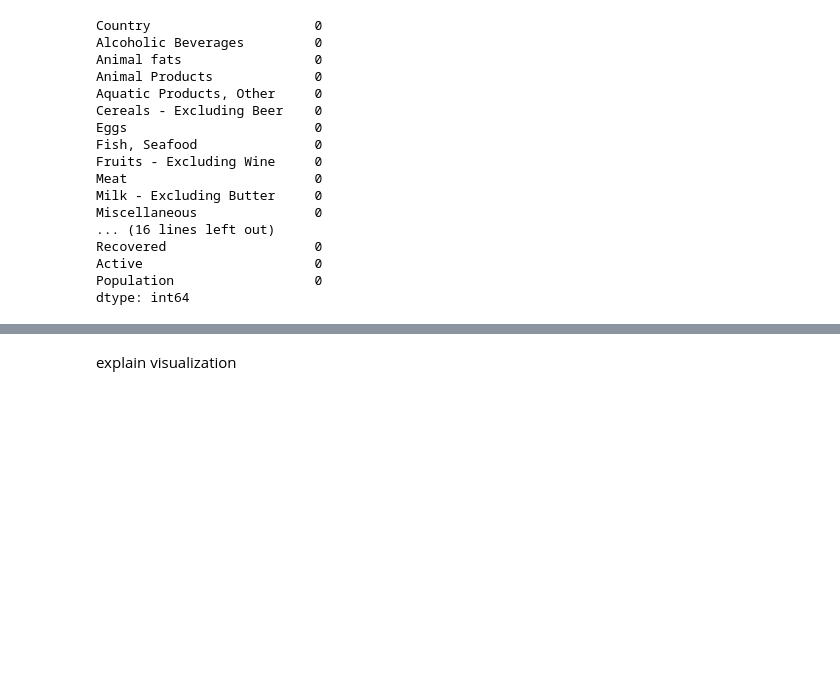
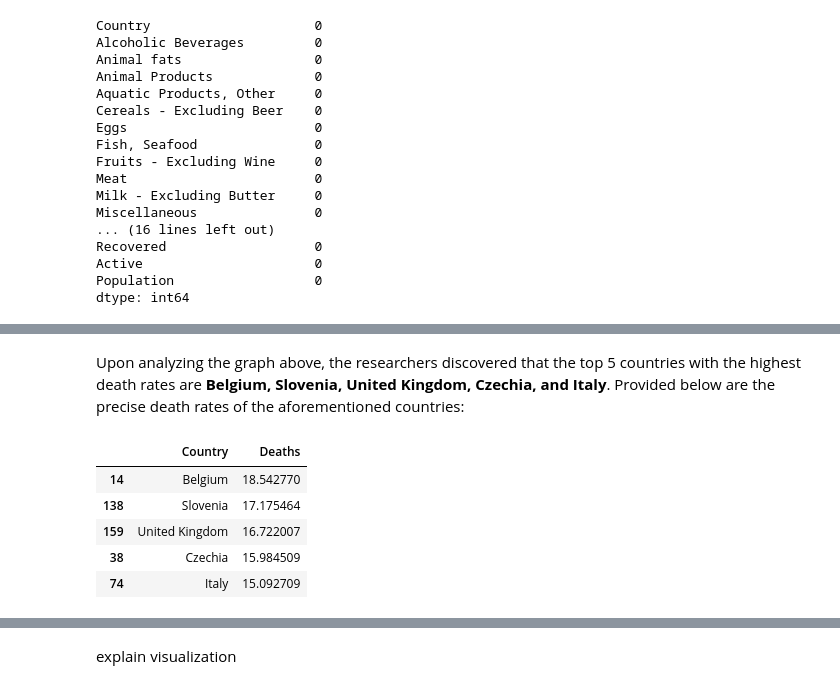
Before and after one commit to giogerardino/CSMODEL-Project, a Jupyter notebook: COVID-19 Healthy Diet Dataset.ipynb, the cells around one changed output, grey strips where cells are left out. Saved outputs shown, nothing was run; the diff lists cells and outputs as text; code cells hidden in the pictures; blank space fills up the shorter version.

```diff
--- a/COVID-19 Healthy Diet Dataset.ipynb
+++ b/COVID-19 Healthy Diet Dataset.ipynb
@@ -383,0 +391,19 @@ fig.show()
+# %% [markdown]
+Upon analyzing the graph above, the researchers discovered that the top 5 countries with the highest death rates are **Belgium, Slovenia, United Kingdom, Czechia, and Italy**. Provided below are the precise death rates of the aforementioned countries:
+# %%
+# Get the countries with highest death rates by sorting the dataframe in descending order
+top_5_deaths = food_df.sort_values(by='Deaths', ascending=False, inplace=False)
+
+# Get the top 5
+top_5_deaths = top_5_deaths.head(5)
+
+# Represent in percentage
+top_5_deaths['Deaths'] = top_5_deaths['Deaths'] * 100
+top_5_deaths.iloc[:,[0,27]]
+# %% [output]
+|  | Country | Deaths |
+| 14 | Belgium | 18.542770 |
+| 138 | Slovenia | 17.175464 |
+| 159 | United Kingdom | 16.722007 |
+| 38 | Czechia | 15.984509 |
+| 74 | Italy | 15.092709 |
```
Also changed, not shown: parts of 41 cells of this notebook.
